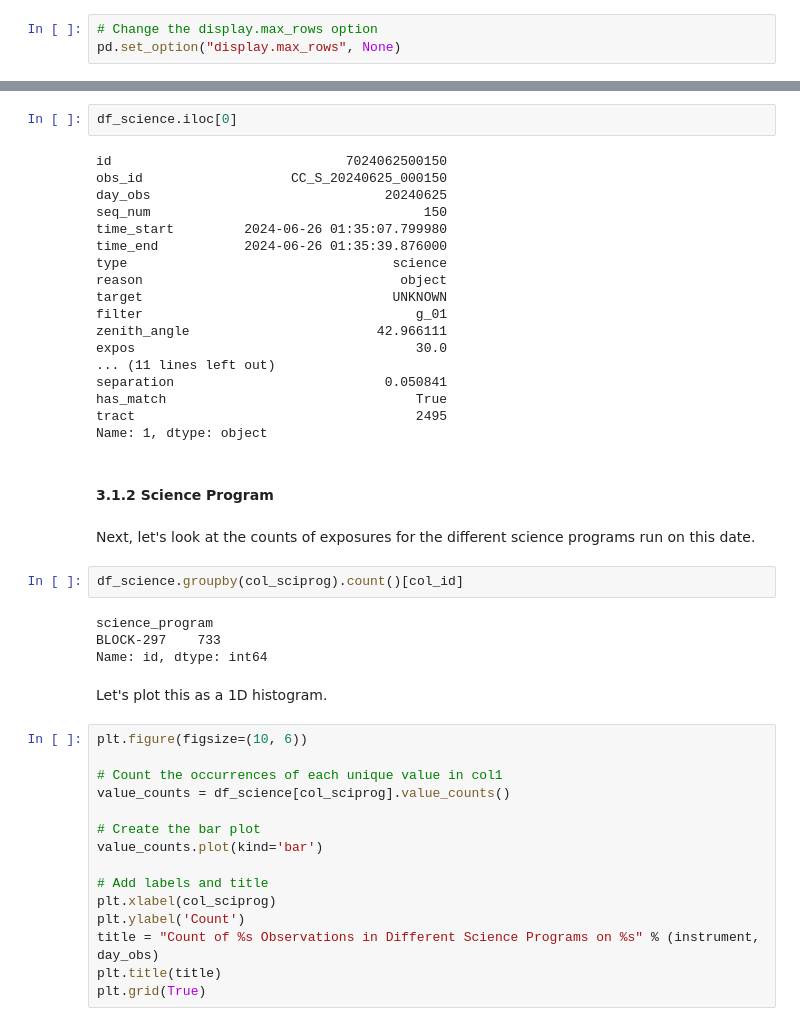
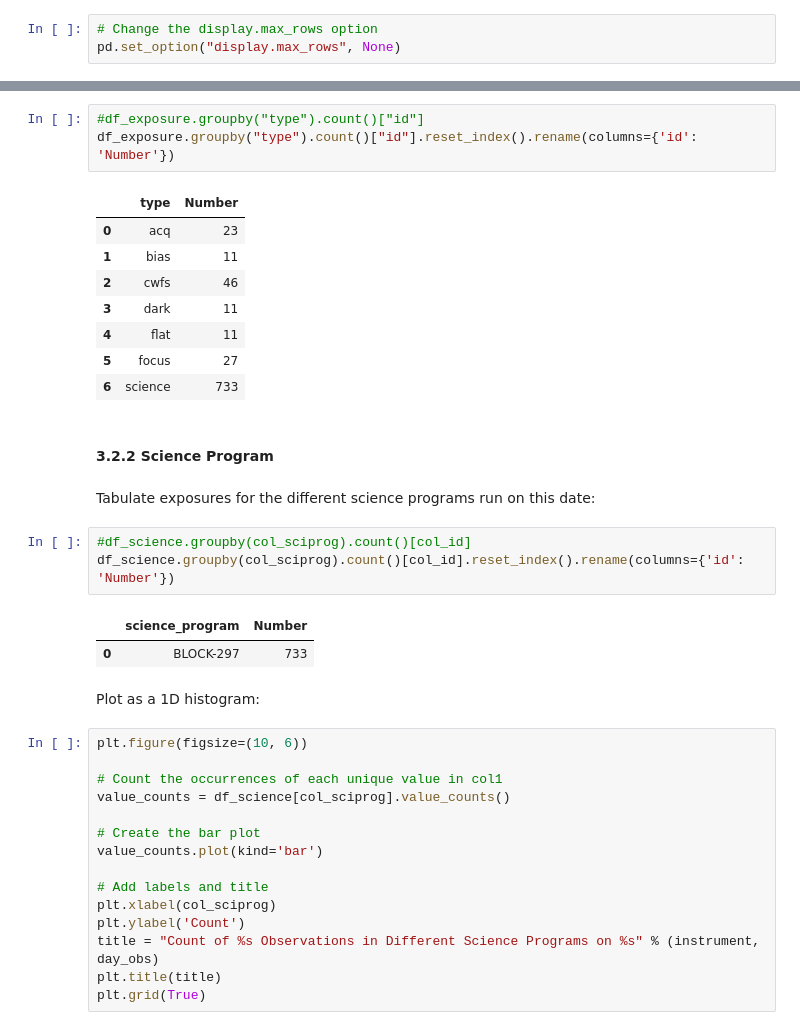
Before and after one commit to lsst-dm/vv-team-notebooks, a Jupyter notebook: notebooks/PREOPS-5002-target-report.ipynb, the cells around one changed output, grey strips where cells are left out. Saved outputs shown, nothing was run; the diff lists cells and outputs as text.

```diff
--- a/notebooks/PREOPS-5002-target-report.ipynb
+++ b/notebooks/PREOPS-5002-target-report.ipynb
@@ -755,35 +508,27 @@ df_science = df_exposure[df_exposure.type == 'science']
-# %%
-df_science.iloc[0]
-# %% [output]
-id                              7024062500150
-obs_id                   CC_S_20240625_000150
-day_obs                              20240625
-seq_num                                   150
-time_start         2024-06-26 01:35:07.799980
-time_end           2024-06-26 01:35:39.876000
-type                                  science
-reason                                 object
-target                                UNKNOWN
-filter                                   g_01
-zenith_angle                        42.966111
-expos                                    30.0
-... (11 lines left out)
-separation                           0.050841
-has_match                                True
-tract                                    2495
-Name: 1, dtype: object
+# %%
+#df_exposure.groupby("type").count()["id"]
+df_exposure.groupby("type").count()["id"].reset_index().rename(columns={'id': 'Number'})
+# %% [output]
+|  | type | Number |
+| 0 | acq | 23 |
+| 1 | bias | 11 |
+| 2 | cwfs | 46 |
+| 3 | dark | 11 |
+| 4 | flat | 11 |
+| 5 | focus | 27 |
+| 6 | science | 733 |
 # %% [markdown]
-#### 3.1.2 Science Program
+#### 3.2.2 Science Program
 # %% [markdown]
-Next, let's look at the counts of exposures for the different science programs run on this date.
+Tabulate exposures for the different science programs run on this date:
-# %%
-df_science.groupby(col_sciprog).count()[col_id]
-# %% [output]
-science_program
-BLOCK-297    733
-Name: id, dtype: int64
+# %%
+#df_science.groupby(col_sciprog).count()[col_id]
+df_science.groupby(col_sciprog).count()[col_id].reset_index().rename(columns={'id': 'Number'})
+# %% [output]
+|  | science_program | Number |
+| 0 | BLOCK-297 | 733 |
 # %% [markdown]
-Let's plot this as a 1D histogram.
+Plot as a 1D histogram:
 # %%
 plt.figure(figsize=(10, 6))
 
```
Also changed, not shown: parts of 191 cells of this notebook.
